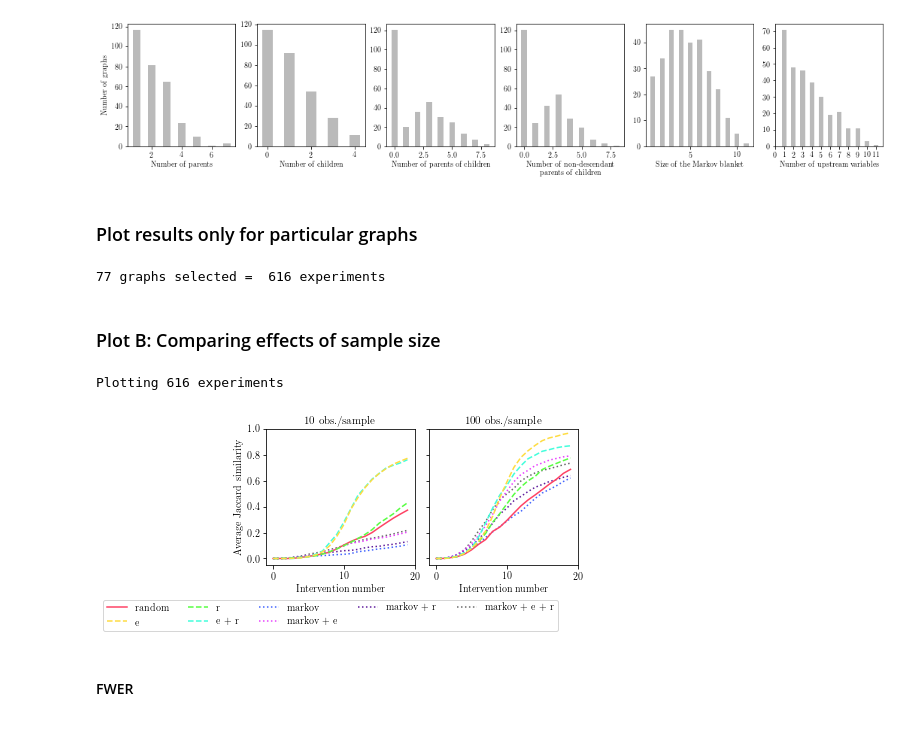
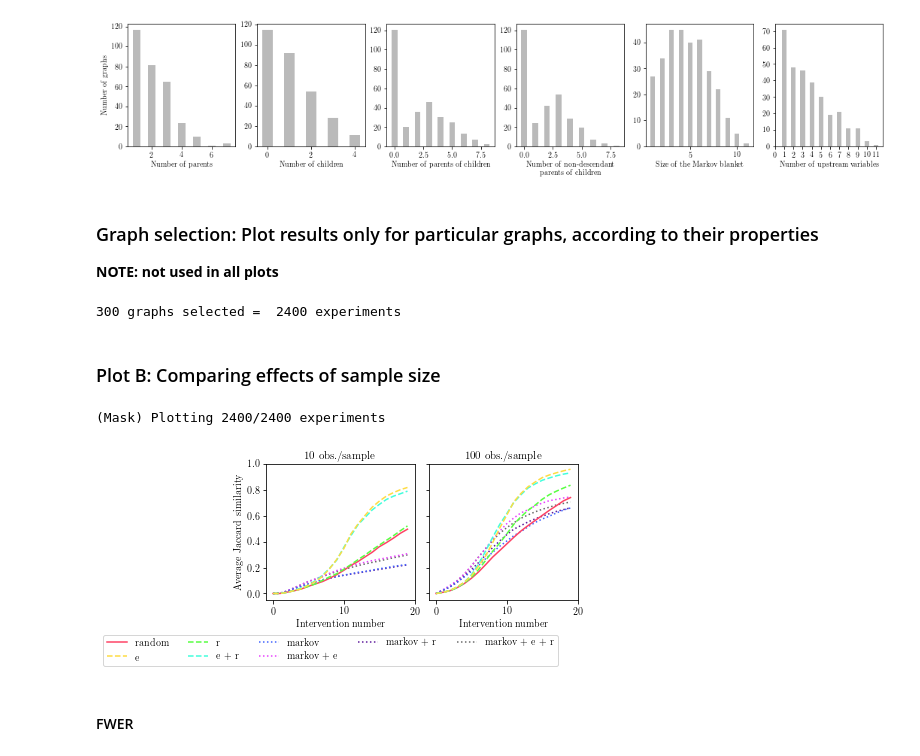
Before and after one commit to juangamella/aicp, a Jupyter notebook: plots_finite.ipynb, the cells around one changed output. Cells and saved outputs as stored; diff of their text form; code cells hidden in the pictures.

```diff
--- a/plots_finite.ipynb
+++ b/plots_finite.ipynb
@@ -215,10 +215,12 @@ print("%d graphs in total" % N)
 300 graphs in total
 [figure]
 # %% [markdown]
-### Plot results only for particular graphs
+### Graph selection: Plot results only for particular graphs, according to their properties
+
+**NOTE: not used in all plots**
 # %%
-graphs = []
-mask = []
+# NOTE!: Both graphs and mask variables are used! Both must be appropriately set
+graphs, mask = [], []
 degree = 15
 for i, case in enumerate(cases):
     parents, children, poc, mb = utils.graph_info(case.target, case.sem.W)
@@ -228,13 +230,13 @@ for i, case in enumerate(cases):
         mask = np.hstack([mask, np.arange(0, N*runs, N) + i])
 mask = mask.astype(int)
 
-# To select all graphs
-#graphs, mask = list(range(N)), list(range(N*runs))
+# To select all graphs, uncomment next line
+graphs, mask = list(range(N)), list(range(N*runs))
 
 # Check selection
 print(len(graphs), "graphs selected = ", len(mask), "experiments")
 # %% [output]
-77 graphs selected =  616 experiments
+300 graphs selected =  2400 experiments
 # %%
 max_iter = 50
 # %% [markdown]
@@ -242,37 +244,36 @@ max_iter = 50
 # %%
 # Plot settings
 gs = gridspec.GridSpec(1, 3, wspace=0.10, hspace=0.2)
 plt.figure(figsize=(8.5,2.5))
 
 plot_iter = 20
-x_axis = np.arange(0, plot_iter)
 ylim = [-0.05, 1]
 linestyle = ['-', '--', '--', '--', ':', ':', ':', ':']
 zorder = [1,4,2,3,-1,-2,-3,-4,-5]
 n_samples = [10, 100]#, 1000]
 
-print("Plotting", len(mask), "experiments")
+print("(Mask) Plotting %d/%d experiments" % (len(mask), N*runs))
 
 ##############################
 # Plot trajectories
 for k,n in enumerate(n_samples):
     plt.subplot(gs[k])
     ax = plt.gca()
     for i, (name, trajectories) in enumerate(Trajectories[k].items()):
-        trajectories = np.array(trajectories)[mask,:]
-        ax.plot(x_axis, trajectories.mean(axis=0)[0:plot_iter], label=name, linewidth=1.5, linestyle = linestyle[i], color=colors[i], zorder=zorder[i])
+        jac_sim = np.array(trajectories)[mask,:]
+        ax.plot(jac_sim.mean(axis=0)[0:plot_iter], label=name, linewidth=1.5, linestyle = linestyle[i], color=colors[i], zorder=zorder[i])
     plt.xlabel("Intervention number")
     plt.ylabel("Average Jaccard similarity") if k==0 else None
     ax.set_xticks(np.arange(0, plot_iter+1, 10))
     ax.set_yticklabels([]) if k > 0 else None
     ax.text(0.5,1.04,"%d obs./sample" % n, transform=ax.transAxes, fontsize=11, ha="center")
     plt.ylim(ylim)
 
 ax.legend(prop=fontP, ncol=5, bbox_to_anchor=(0.9, -.22))
 plt.savefig('figures/tpr_finite_50_iter.pdf', bbox_inches='tight')
 # %% [output]
-Plotting 616 experiments
+(Mask) Plotting 2400/2400 experiments
-[figure, old version]
+[figure, new version]
 # %% [markdown]
 #### FWER
 # %%
```
Also changed, not shown: parts of 9 cells of this notebook.
